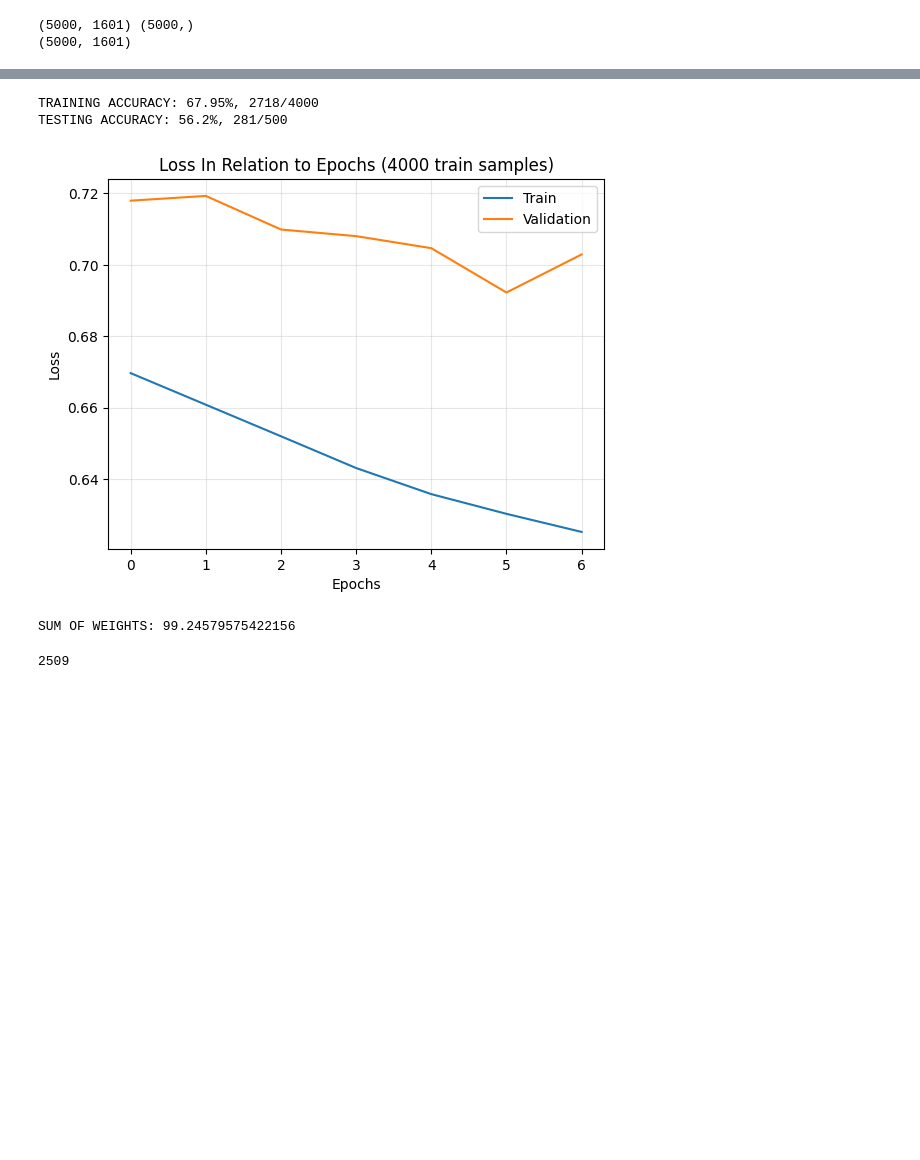
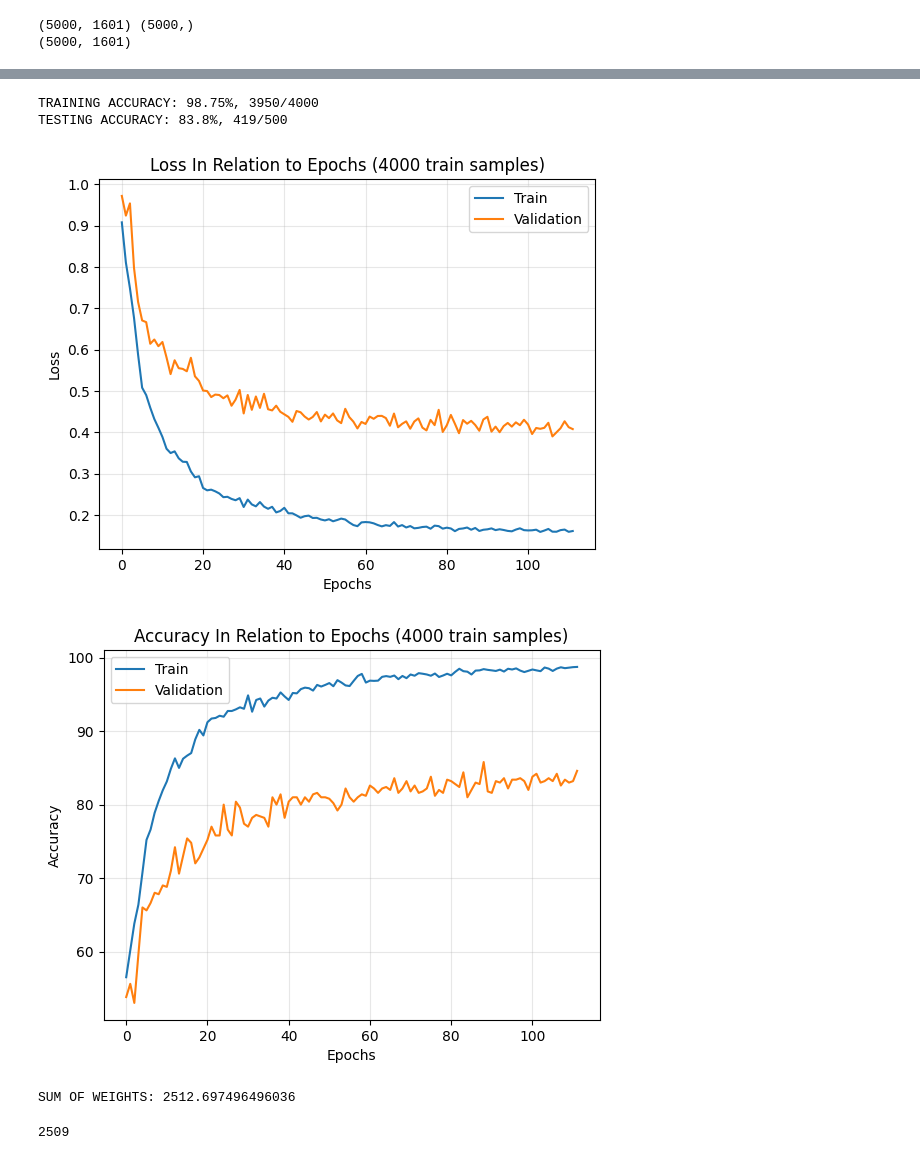
Before and after one commit to dem-ioak/AI-Project-Three, a Jupyter notebook: Wires.ipynb, the cells around one changed output, grey strips where cells are left out. Cells and saved outputs as stored; diff of their text form; code cells hidden in the pictures; blank space fills up the shorter version.

Commit message:
Fixed regularization, early stopping

```diff
--- a/Wires.ipynb
+++ b/Wires.ipynb
@@ -371,11 +412,11 @@ class LogisticRegression:
 data = DataSet()
 img_gen = ImageGenerator(5000, dataset = data)#, seed = 718067190)
 
-lr = .005
-epsilon = .01
-Lambda = .001
+lr = .05
+epsilon = .0001
+Lambda = .00001
 # 2 ==> L2, 1 ==> L1
-regularization = (2, .001)
+regularization = (2, Lambda)
 image_data, label_data = preprocess_data(data.image_data, data.labels)
 print(image_data.shape, label_data.shape)
 ttv_split = train_test_validation_split(image_data, label_data) # train, test, and validation
@@ -404,11 +453,12 @@ Stopping early at epoch 6 - train_loss: 0.6252274517980208, val_loss: 0.70290315
 # %%
-logistic.validate()
+logistic.test()
 print(f"SUM OF WEIGHTS: {sum(abs(logistic.weights))}")
 # %% [output]
-TRAINING ACCURACY: 67.95%, 2718/4000
-TESTING ACCURACY: 56.2%, 281/500
+TRAINING ACCURACY: 98.75%, 3950/4000
+TESTING ACCURACY: 83.8%, 419/500
-[figure, old version]
+[figure, new version]
+[figure, added]
-SUM OF WEIGHTS: 99.24579575422156
+SUM OF WEIGHTS: 2512.697496496036
 # %%
 data.labels.count(0)
 # %% [output]
```
Also changed, not shown: parts of 3 cells of this notebook.
